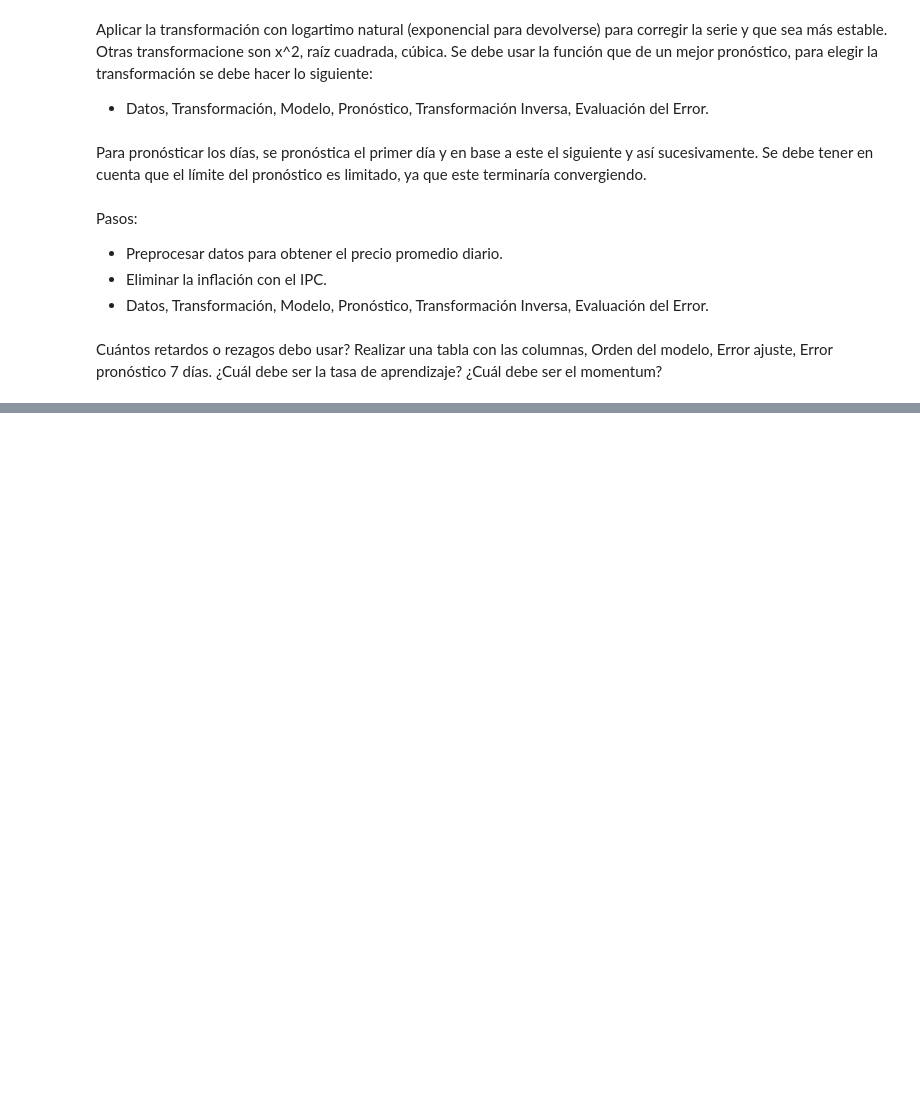
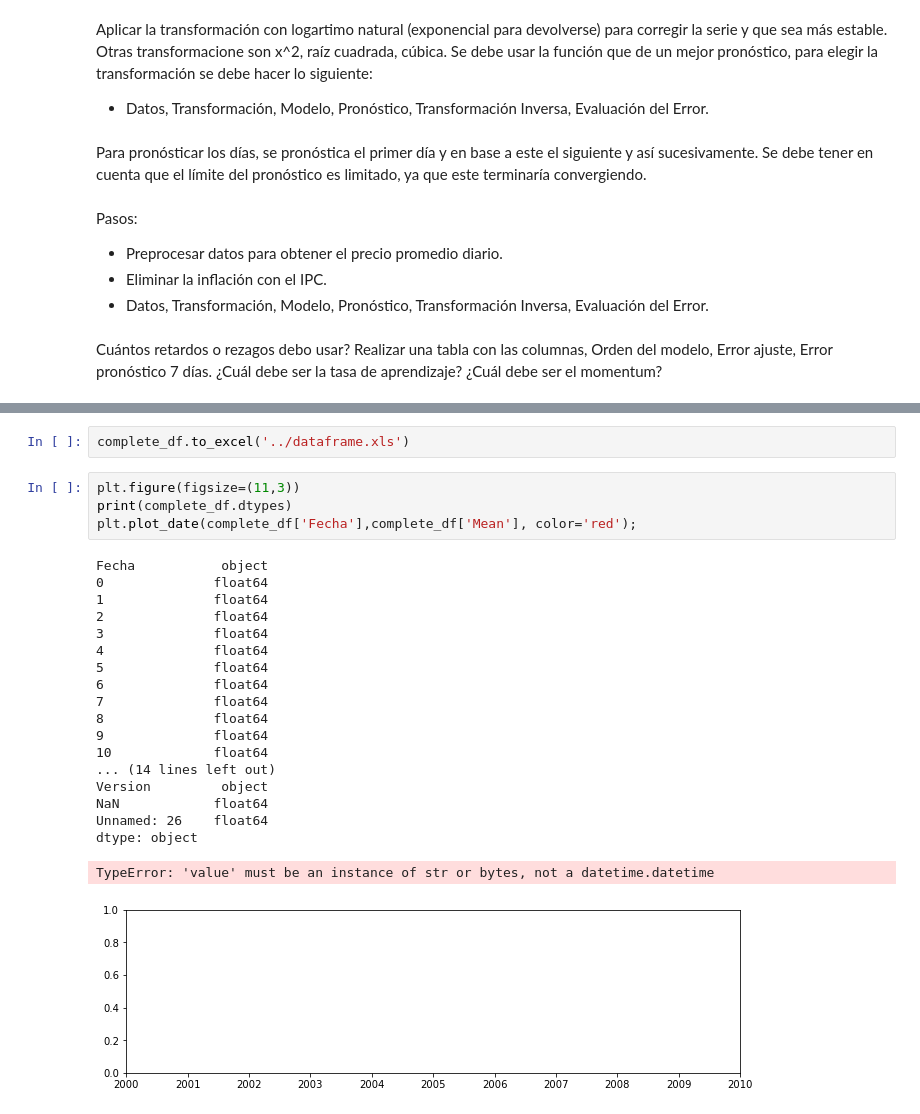
Before and after one commit to ANN-2019-2/evaluacion-saarboledaz, a Jupyter notebook: 01-precios.ipynb, the cells around one changed output, grey strips where cells are left out. Cells and saved outputs as stored; diff of their text form; blank space fills up the shorter version.

```diff
--- a/01-precios.ipynb
+++ b/01-precios.ipynb
@@ -72,0 +137,26 @@ Realizar una tabla con las columnas, Orden del modelo, Error ajuste, Error pron
+# %%
+complete_df.to_excel('../dataframe.xls')
+# %%
+plt.figure(figsize=(11,3))
+print(complete_df.dtypes)
+plt.plot_date(complete_df['Fecha'],complete_df['Mean'], color='red');
+# %% [output]
+Fecha           object
+0              float64
+1              float64
+2              float64
+3              float64
+4              float64
+5              float64
+6              float64
+7              float64
+8              float64
+9              float64
+10             float64
+... (14 lines left out)
+Version         object
+NaN            float64
+Unnamed: 26    float64
+dtype: object
+TypeError: 'value' must be an instance of str or bytes, not a datetime.datetime
+[figure, added]
```
Also changed, not shown: parts of 3 cells of this notebook.
